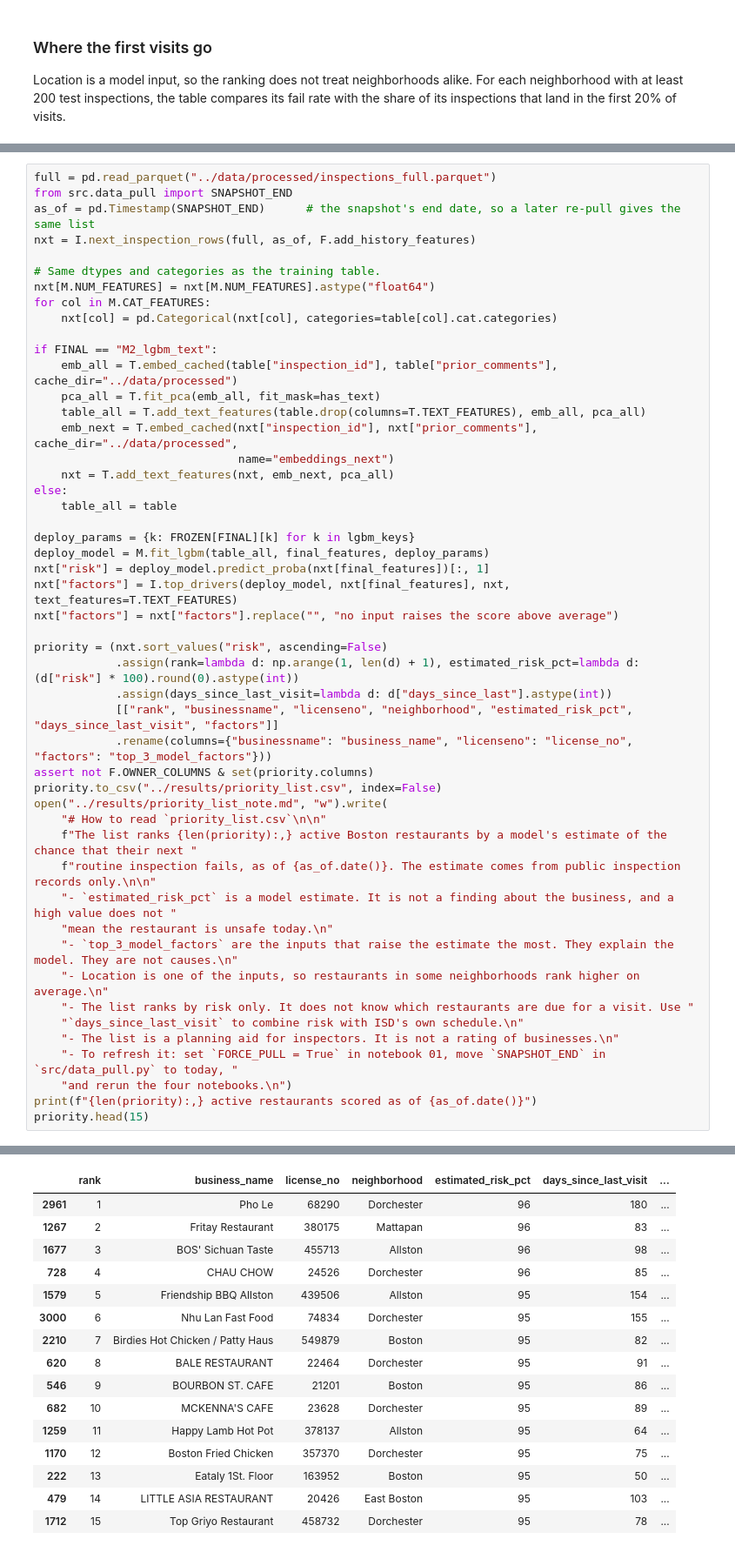
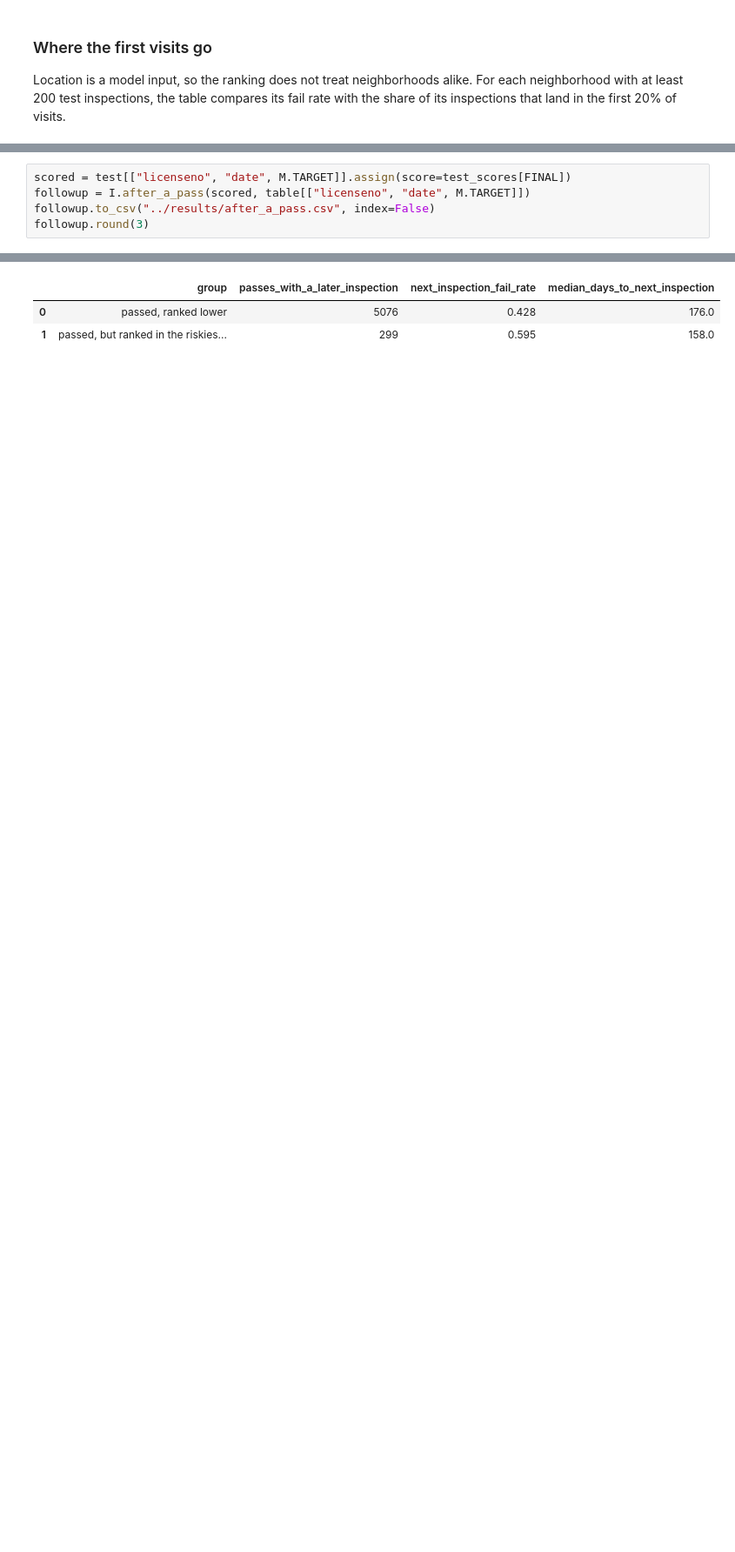
Before and after one commit to nh13120/boston-restaurant-inspection-risk, a Jupyter notebook: notebooks/04_results.ipynb, the cells around one changed output, grey strips where cells are left out. Shown at 87% size. Cells and saved outputs as stored; diff of their text form; blank space fills up the shorter version.

Commit message:
Gate 4 round 2 fixes: corrected yearly gains, recommendation with after-a-pass evidence, location comparison, best-possible curve

```diff
--- a/notebooks/04_results.ipynb
+++ b/notebooks/04_results.ipynb
@@ -391,50 +401,6 @@ The three "model factors" per restaurant are the inputs that push its score up t
 # %%
-full = pd.read_parquet("../data/processed/inspections_full.parquet")
-from src.data_pull import SNAPSHOT_END
-as_of = pd.Timestamp(SNAPSHOT_END)      # the snapshot's end date, so a later re-pull gives the same list
-nxt = I.next_inspection_rows(full, as_of, F.add_history_features)
-
-# Same dtypes and categories as the training table.
-nxt[M.NUM_FEATURES] = nxt[M.NUM_FEATURES].astype("float64")
-for col in M.CAT_FEATURES:
-    nxt[col] = pd.Categorical(nxt[col], categories=table[col].cat.categories)
-
-if FINAL == "M2_lgbm_text":
-    emb_all = T.embed_cached(table["inspection_id"], table["prior_comments"], cache_dir="../data/processed")
-    pca_all = T.fit_pca(emb_all, fit_mask=has_text)
-    table_all = T.add_text_features(table.drop(columns=T.TEXT_FEATURES), emb_all, pca_all)
-    emb_next = T.embed_cached(nxt["inspection_id"], nxt["prior_comments"], cache_dir="../data/processed",
-                              name="embeddings_next")
-    nxt = T.add_text_features(nxt, emb_next, pca_all)
-else:
-    table_all = table
-
-deploy_params = {k: FROZEN[FINAL][k] for k in lgbm_keys}
-deploy_model = M.fit_lgbm(table_all, final_features, deploy_params)
-nxt["risk"] = deploy_model.predict_proba(nxt[final_features])[:, 1]
-nxt["factors"] = I.top_drivers(deploy_model, nxt[final_features], nxt, text_features=T.TEXT_FEATURES)
-nxt["factors"] = nxt["factors"].replace("", "no input raises the score above average")
-
-priority = (nxt.sort_values("risk", ascending=False)
-            .assign(rank=lambda d: np.arange(1, len(d) + 1), estimated_risk_pct=lambda d: (d["risk"] * 100).round(0).astype(int))
-            .assign(days_since_last_visit=lambda d: d["days_since_last"].astype(int))
-            [["rank", "businessname", "licenseno", "neighborhood", "estimated_risk_pct", "days_since_last_visit", "factors"]]
-            .rename(columns={"businessname": "business_name", "licenseno": "license_no", "factors": "top_3_model_factors"}))
-assert not F.OWNER_COLUMNS & set(priority.columns)
-priority.to_csv("../results/priority_list.csv", index=False)
-open("../results/priority_list_note.md", "w").write(
-    "# How to read `priority_list.csv`\n\n"
-    f"The list ranks {len(priority):,} active Boston restaurants by a model's estimate of the chance that their next "
-    f"routine inspection fails, as of {as_of.date()}. The estimate comes from public inspection records only.\n\n"
-    "- `estimated_risk_pct` is a model estimate. It is not a finding about the business, and a high value does not "
-    "mean the restaurant is unsafe today.\n"
-    "- `top_3_model_factors` are the inputs that raise the estimate the most. They explain the model. They are not causes.\n"
-    "- Location is one of the inputs, so restaurants in some neighborhoods rank higher on average.\n"
-    "- The list ranks by risk only. It does not know which restaurants are due for a visit. Use "
-    "`days_since_last_visit` to combine risk with ISD's own schedule.\n"
-    "- The list is a planning aid for inspectors. It is not a rating of businesses.\n"
-    "- To refresh it: set `FORCE_PULL = True` in notebook 01, move `SNAPSHOT_END` in `src/data_pull.py` to today, "
-    "and rerun the four notebooks.\n")
-print(f"{len(priority):,} active restaurants scored as of {as_of.date()}")
-priority.head(15)
+scored = test[["licenseno", "date", M.TARGET]].assign(score=test_scores[FINAL])
+followup = I.after_a_pass(scored, table[["licenseno", "date", M.TARGET]])
+followup.to_csv("../results/after_a_pass.csv", index=False)
+followup.round(3)
 # %% [output]
@@ -443,16 +407,3 @@ priority list: 3,320 active restaurants; 157 already due a re-inspection are lef
-|  | rank | business_name | license_no | neighborhood | estimated_risk_pct | days_since_last_visit | ... |
-| 2961 | 1 | Pho Le | 68290 | Dorchester | 96 | 180 | ... |
-| 1267 | 2 | Fritay Restaurant | 380175 | Mattapan | 96 | 83 | ... |
-| 1677 | 3 | BOS' Sichuan Taste | 455713 | Allston | 96 | 98 | ... |
-| 728 | 4 | CHAU CHOW | 24526 | Dorchester | 96 | 85 | ... |
-| 1579 | 5 | Friendship BBQ Allston | 439506 | Allston | 95 | 154 | ... |
-| 3000 | 6 | Nhu Lan Fast Food | 74834 | Dorchester | 95 | 155 | ... |
-| 2210 | 7 | Birdies Hot Chicken / Patty Haus | 549879 | Boston | 95 | 82 | ... |
-| 620 | 8 | BALE RESTAURANT | 22464 | Dorchester | 95 | 91 | ... |
-| 546 | 9 | BOURBON ST. CAFE | 21201 | Boston | 95 | 86 | ... |
-| 682 | 10 | MCKENNA'S CAFE | 23628 | Dorchester | 95 | 89 | ... |
-| 1259 | 11 | Happy Lamb Hot Pot | 378137 | Allston | 95 | 64 | ... |
-| 1170 | 12 | Boston Fried Chicken | 357370 | Dorchester | 95 | 75 | ... |
-| 222 | 13 | Eataly 1St. Floor | 163952 | Boston | 95 | 50 | ... |
-| 479 | 14 | LITTLE ASIA RESTAURANT | 20426 | East Boston | 95 | 103 | ... |
-| 1712 | 15 | Top Griyo Restaurant | 458732 | Dorchester | 95 | 78 | ... |
+|  | group | passes_with_a_later_inspection | next_inspection_fail_rate | median_days_to_next_inspection |
+| 0 | passed, ranked lower | 5076 | 0.428 | 176.0 |
+| 1 | passed, but ranked in the riskies... | 299 | 0.595 | 158.0 |
```
Also changed, not shown: parts of 9 cells of this notebook, 11 other files.
